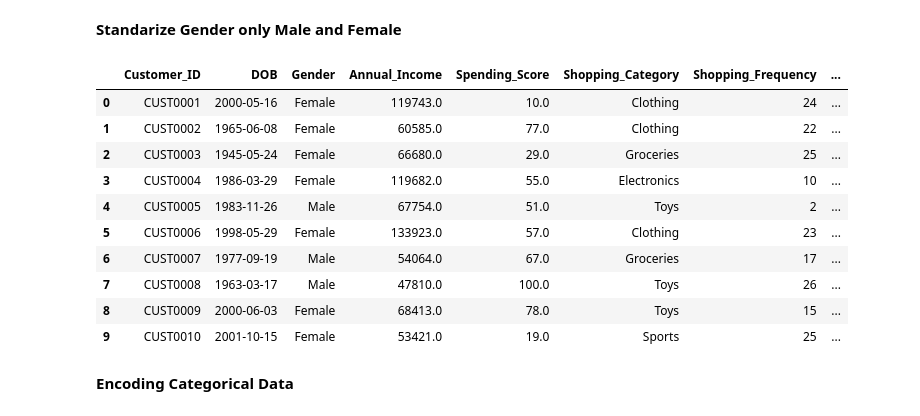
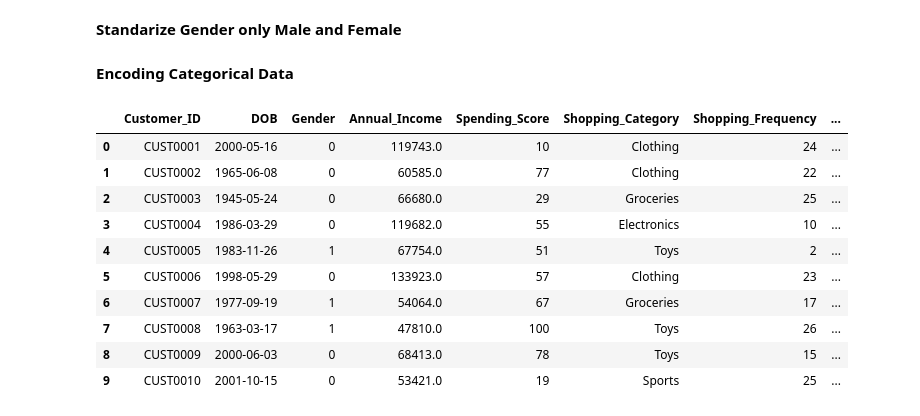
Before and after one commit to RizkyMlana/Machine-Learning-Mid, a Jupyter notebook: cluster.ipynb, the cells around one changed output. Saved outputs shown, nothing was run; the diff lists cells and outputs as text; code cells hidden in the pictures.

```diff
--- a/cluster.ipynb
+++ b/cluster.ipynb
@@ -86,6 +92,9 @@ df['Annual_Income'] = df['Annual_Income'].fillna(df['Annual_Income'].mean())
 df['Spending_Score'] = df['Spending_Score'].fillna(df['Spending_Score'].mean())
 df['Shopping_Frequency'] = df['Shopping_Frequency'].fillna(df['Shopping_Frequency'].mean())
 df['Shopping_Category'] = df['Shopping_Category'].fillna(df['Shopping_Category'].mode()[0])
+# %%
+df['Spending_Score'] = df['Spending_Score'].astype(int)
+df['DOB'] = pd.to_datetime(df['DOB'], errors='coerce')
 # %% [markdown]
 **Standarize Gender only Male and Female**
 # %%
@@ -96,19 +105,23 @@ df['Gender'] =df['Gender'].replace({
 })
 
 df['Gender'] = df['Gender'].fillna(df['Gender'].mode()[0])
-# %%
-df.head(10)
-# %% [output]
-|  | Customer_ID | DOB | Gender | Annual_Income | Spending_Score | Shopping_Category | Shopping_Frequency | ... |
-| 0 | CUST0001 | 2000-05-16 | Female | 119743.0 | 10.0 | Clothing | 24 | ... |
-| 1 | CUST0002 | 1965-06-08 | Female | 60585.0 | 77.0 | Clothing | 22 | ... |
-| 2 | CUST0003 | 1945-05-24 | Female | 66680.0 | 29.0 | Groceries | 25 | ... |
-| 3 | CUST0004 | 1986-03-29 | Female | 119682.0 | 55.0 | Electronics | 10 | ... |
-| 4 | CUST0005 | 1983-11-26 | Male | 67754.0 | 51.0 | Toys | 2 | ... |
-| 5 | CUST0006 | 1998-05-29 | Female | 133923.0 | 57.0 | Clothing | 23 | ... |
-| 6 | CUST0007 | 1977-09-19 | Male | 54064.0 | 67.0 | Groceries | 17 | ... |
-| 7 | CUST0008 | 1963-03-17 | Male | 47810.0 | 100.0 | Toys | 26 | ... |
-| 8 | CUST0009 | 2000-06-03 | Female | 68413.0 | 78.0 | Toys | 15 | ... |
-| 9 | CUST0010 | 2001-10-15 | Female | 53421.0 | 19.0 | Sports | 25 | ... |
 # %% [markdown]
 **Encoding Categorical Data**
+# %%
+# 0 = Female ; 1 = Male
+encoder = LabelEncoder()
+df['Gender'] = encoder.fit_transform(df['Gender'])
+
+df.head(10)
+# %% [output]
+|  | Customer_ID | DOB | Gender | Annual_Income | Spending_Score | Shopping_Category | Shopping_Frequency | ... |
+| 0 | CUST0001 | 2000-05-16 | 0 | 119743.0 | 10 | Clothing | 24 | ... |
+| 1 | CUST0002 | 1965-06-08 | 0 | 60585.0 | 77 | Clothing | 22 | ... |
+| 2 | CUST0003 | 1945-05-24 | 0 | 66680.0 | 29 | Groceries | 25 | ... |
+| 3 | CUST0004 | 1986-03-29 | 0 | 119682.0 | 55 | Electronics | 10 | ... |
+| 4 | CUST0005 | 1983-11-26 | 1 | 67754.0 | 51 | Toys | 2 | ... |
+| 5 | CUST0006 | 1998-05-29 | 0 | 133923.0 | 57 | Clothing | 23 | ... |
+| 6 | CUST0007 | 1977-09-19 | 1 | 54064.0 | 67 | Groceries | 17 | ... |
+| 7 | CUST0008 | 1963-03-17 | 1 | 47810.0 | 100 | Toys | 26 | ... |
+| 8 | CUST0009 | 2000-06-03 | 0 | 68413.0 | 78 | Toys | 15 | ... |
+| 9 | CUST0010 | 2001-10-15 | 0 | 53421.0 | 19 | Sports | 25 | ... |
```
Also changed, not shown: parts of 19 cells of this notebook.
